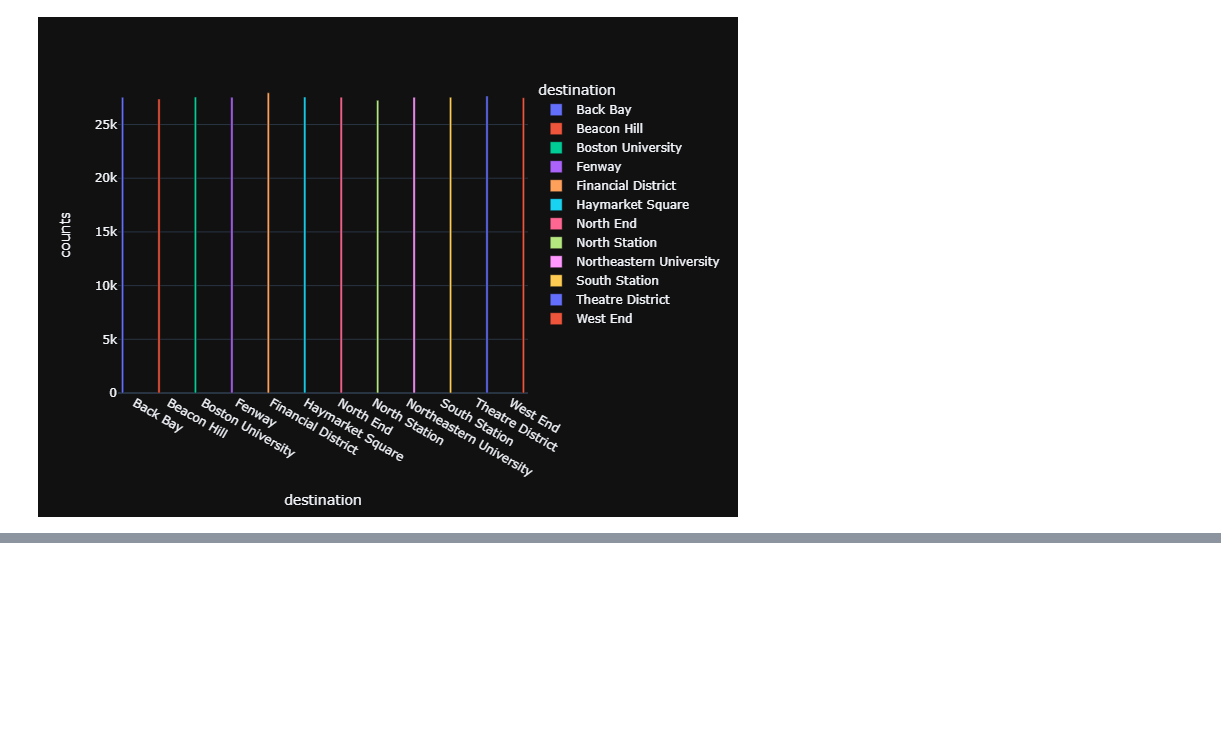
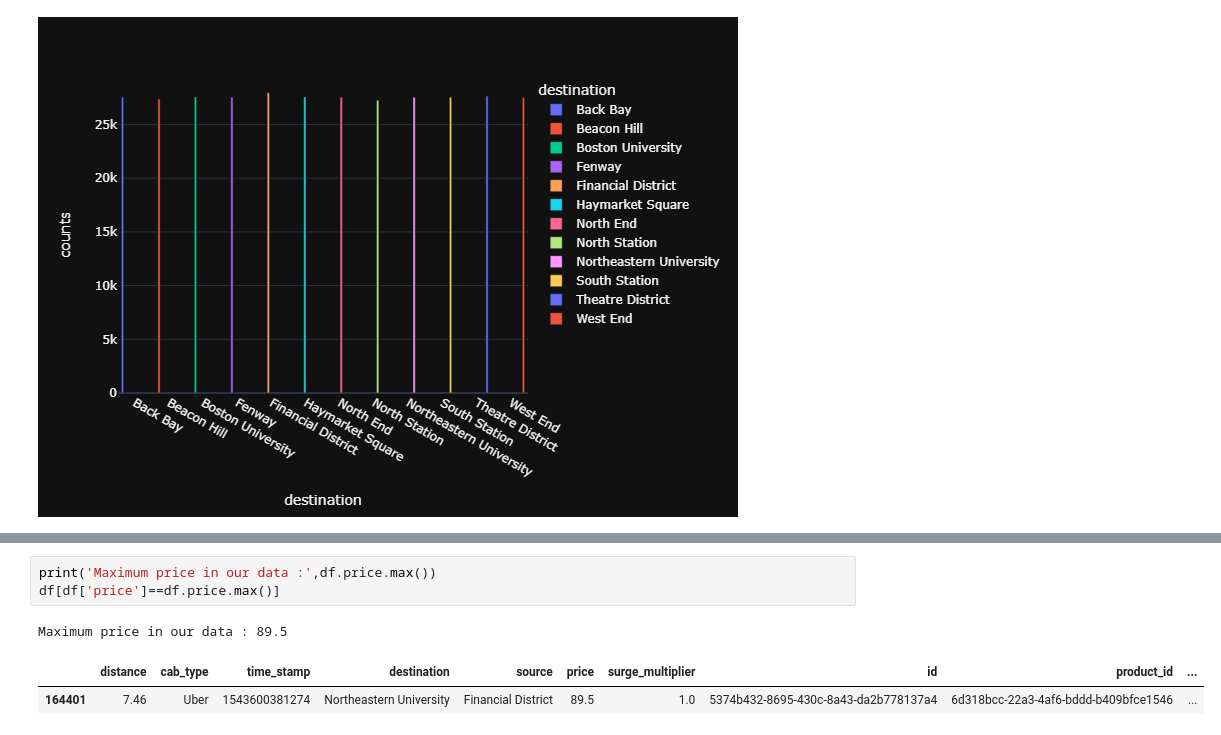
Before and after one commit to bossbruno/RideHailCompare, a Jupyter notebook: analysis.ipynb, the cells around one changed output, grey strips where cells are left out. Saved outputs shown, nothing was run; the diff lists cells and outputs as text; blank space fills up the shorter version.

```diff
--- a/analysis.ipynb
+++ b/analysis.ipynb
@@ -177,0 +217,7 @@ df.groupby(by=["destination","source"]).agg({'distance':'mean'})
+# %%
+print('Maximum price in our data :',df.price.max())
+df[df['price']==df.price.max()]
+# %% [output]
+Maximum price in our data : 89.5
+|  | distance | cab_type | time_stamp | destination | source | price | surge_multiplier | id | product_id | ... |
+| 164401 | 7.46 | Uber | 1543600381274 | Northeastern University | Financial District | 89.5 | 1.0 | 5374b432-8695-430c-8a43-da2b778137a4 | 6d318bcc-22a3-4af6-bddd-b409bfce1546 | ... |
```
Also changed, not shown: parts of 8 cells of this notebook.
